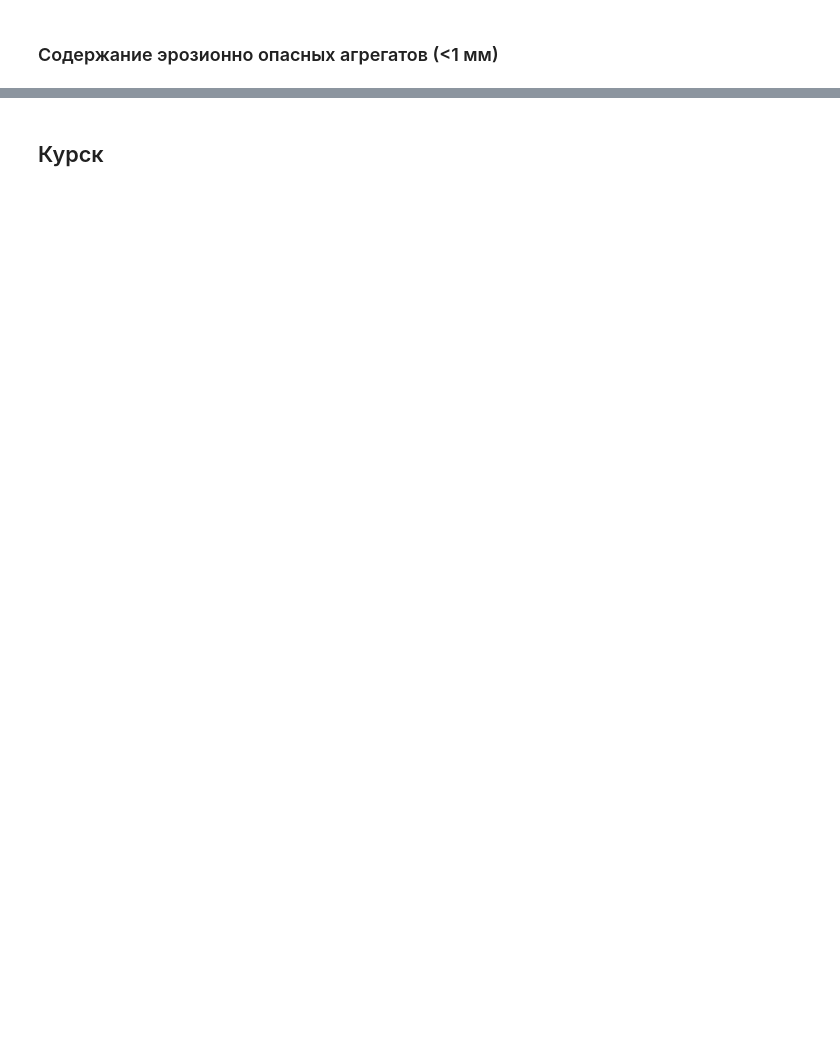
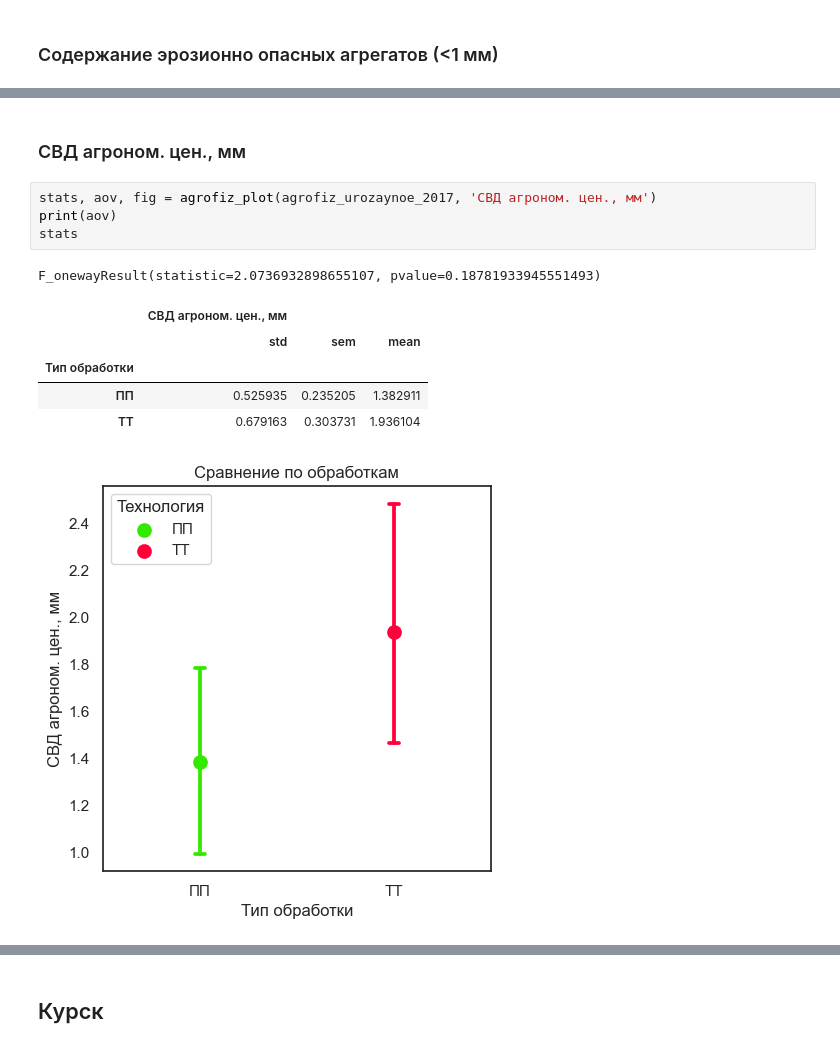
Before and after one commit to hukitoc94/uroshaynoe, a Jupyter notebook: stats.ipynb, the cells around one changed output, grey strips where cells are left out. Drawn from its saved outputs; the diff is of its cells as text; blank space fills up the shorter version.

```diff
--- a/stats.ipynb
+++ b/stats.ipynb
@@ -116,0 +163,14 @@ stats
+# %% [markdown]
+### СВД агроном. цен., мм
+# %%
+stats, aov, fig = agrofiz_plot(agrofiz_urozaynoe_2017, 'СВД агроном. цен., мм')
+print(aov)
+stats
+# %% [output]
+F_onewayResult(statistic=2.0736932898655107, pvalue=0.18781933945551493)
+|  | СВД агроном. цен., мм |  |  |
+|  | std | sem | mean |
+| Тип обработки |  |  |  |
+| ПП | 0.525935 | 0.235205 | 1.382911 |
+| ТТ | 0.679163 | 0.303731 | 1.936104 |
+[figure, added]
```
Also changed, not shown: parts of 30 cells of this notebook.
